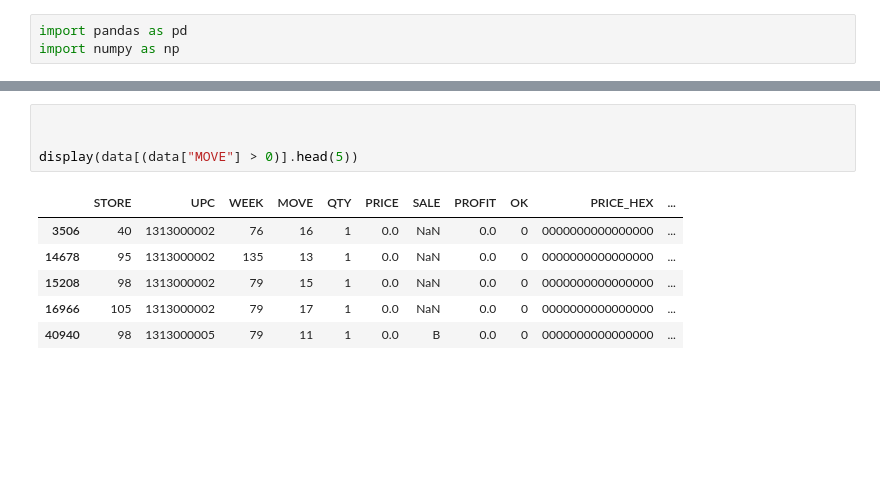
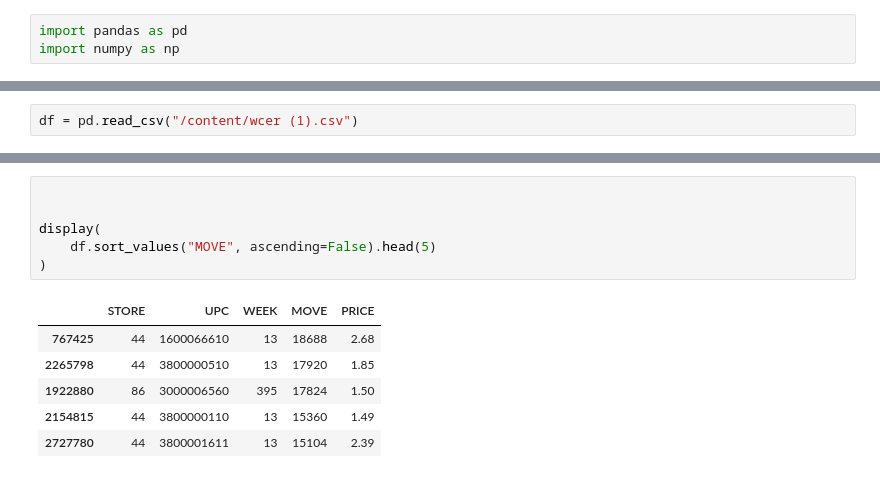
Before and after one commit to Ashokyadhav/Econocausal, a Jupyter notebook: Econocasual.ipynb, the cells around one changed output, grey strips where cells are left out. Saved outputs shown, nothing was run; the diff lists cells and outputs as text; blank space fills up the shorter version.

```diff
--- a/Econocasual.ipynb
+++ b/Econocasual.ipynb
@@ -166,0 +6,2 @@ Zero price but positive sales: 677
+# %%
+df = pd.read_csv("/content/wcer (1).csv")
@@ -167,11 +43,13 @@ Zero price but positive sales: 677
 # %%
 
 
-display(data[(data["MOVE"] > 0)].head(5))
+display(
+    df.sort_values("MOVE", ascending=False).head(5)
+)
 # %% [output]
-|  | STORE | UPC | WEEK | MOVE | QTY | PRICE | SALE | PROFIT | OK | PRICE_HEX | ... |
-| 3506 | 40 | 1313000002 | 76 | 16 | 1 | 0.0 | NaN | 0.0 | 0 | 0000000000000000 | ... |
-| 14678 | 95 | 1313000002 | 135 | 13 | 1 | 0.0 | NaN | 0.0 | 0 | 0000000000000000 | ... |
-| 15208 | 98 | 1313000002 | 79 | 15 | 1 | 0.0 | NaN | 0.0 | 0 | 0000000000000000 | ... |
-| 16966 | 105 | 1313000002 | 79 | 17 | 1 | 0.0 | NaN | 0.0 | 0 | 0000000000000000 | ... |
-| 40940 | 98 | 1313000005 | 79 | 11 | 1 | 0.0 | B | 0.0 | 0 | 0000000000000000 | ... |
+|  | STORE | UPC | WEEK | MOVE | PRICE |
+| 767425 | 44 | 1600066610 | 13 | 18688 | 2.68 |
+| 2265798 | 44 | 3800000510 | 13 | 17920 | 1.85 |
+| 1922880 | 86 | 3000006560 | 395 | 17824 | 1.50 |
+| 2154815 | 44 | 3800000110 | 13 | 15360 | 1.49 |
+| 2727780 | 44 | 3800001611 | 13 | 15104 | 2.39 |
```
Also changed, not shown: parts of 17 cells of this notebook.
